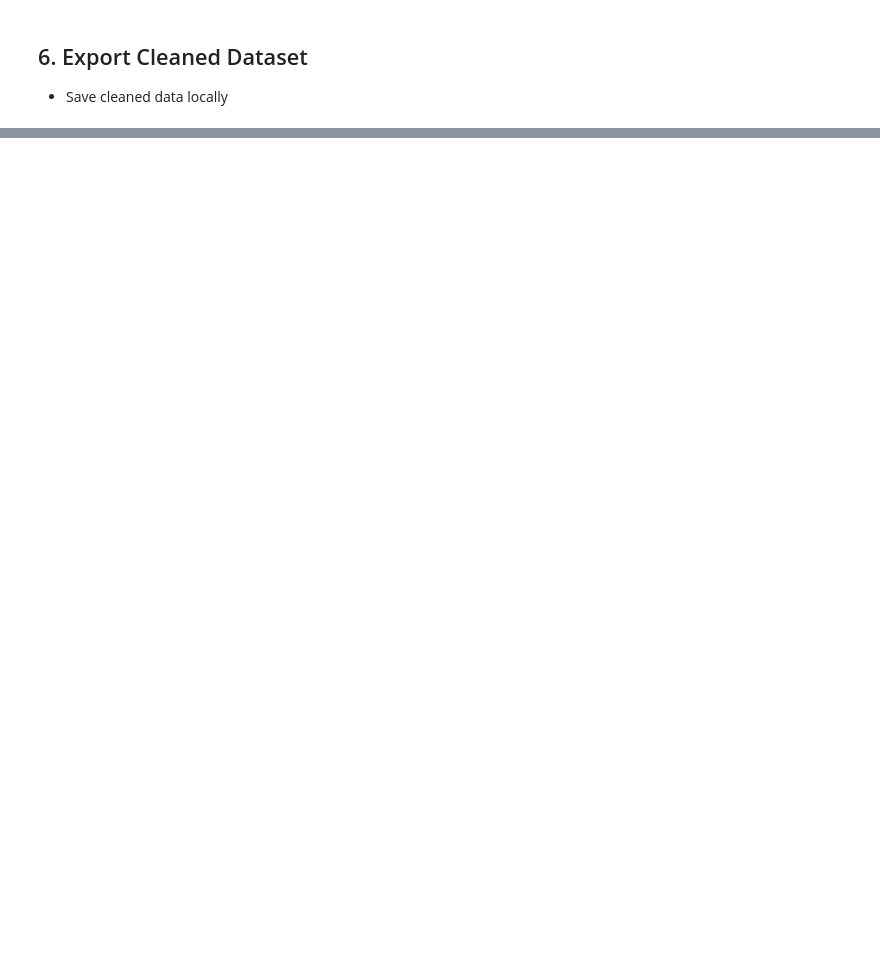
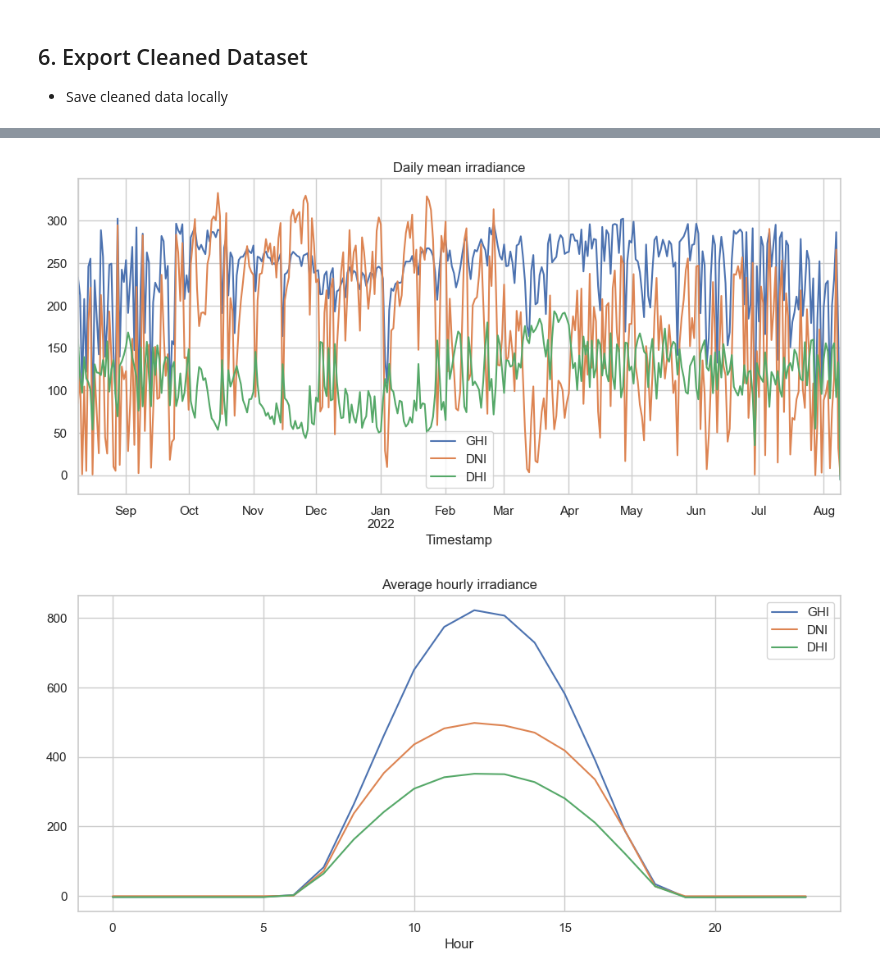
Before and after one commit to MekdelawitGebre/solar-challenge-week0, a Jupyter notebook: notebooks/benin_eda.ipynb, the cells around one changed output, grey strips where cells are left out. Cells and saved outputs as stored; diff of their text form; code cells hidden in the pictures; blank space fills up the shorter version.

Commit message:
feat(eda/benin): add time-series plots for daily, hourly, and monthly GHI

```diff
--- a/notebooks/benin_eda.ipynb
+++ b/notebooks/benin_eda.ipynb
@@ -243,0 +246,18 @@ save_clean(clean_df, out_path="../data/benin_clean.csv")
+# %%
+ts = clean_df.set_index("Timestamp")
+daily = ts[["GHI","DNI","DHI","Tamb"]].resample("D").mean()
+daily[["GHI","DNI","DHI"]].plot(title="Daily mean irradiance")
+plt.show()
+
+hourly = ts[["GHI","DNI","DHI"]].groupby(ts.index.hour).mean()
+hourly.plot(title="Average hourly irradiance")
+plt.xlabel("Hour")
+plt.show()
+
+plt.figure(figsize=(12,6))
+sns.boxplot(x="month", y="GHI", data=clean_df)
+plt.title("Monthly GHI distribution")
+plt.show()
+# %% [output]
+[figure, added]
+[figure, added]
```
Also changed, not shown: parts of 4 cells of this notebook.
